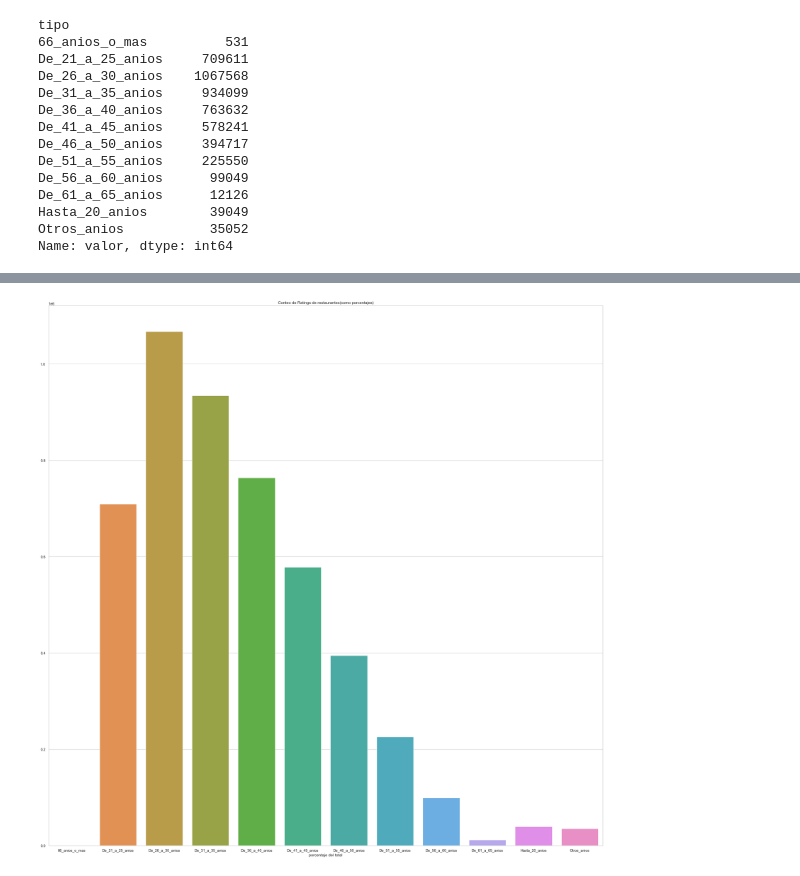
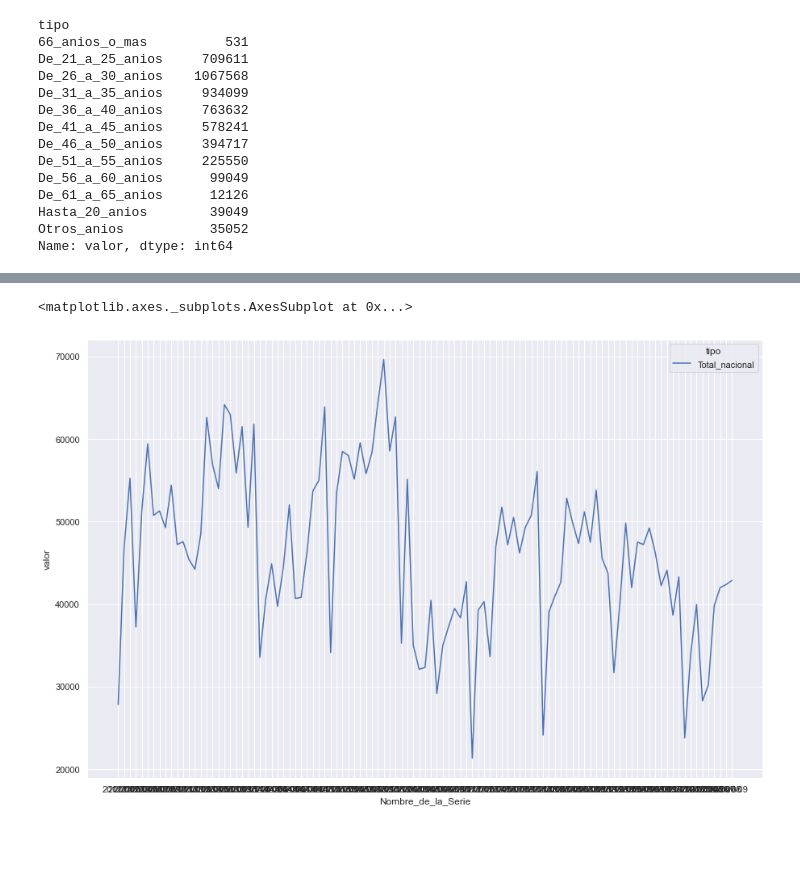
Before and after one commit to William2206/BEDU_Prototype_Data_Analysis, a Jupyter notebook: analisis_datos.ipynb, the cells around one changed output, grey strips where cells are left out. Cells and saved outputs as stored; diff of their text form; code cells hidden in the pictures; blank space fills up the shorter version.

```diff
--- a/analisis_datos.ipynb
+++ b/analisis_datos.ipynb
@@ -159,6 +135,15 @@ counts.plot(kind='bar');
-# %%
-ax = sns.barplot(x=counts_index, y=value_counts)
-ax.set_title('Conteo de Ratings de restaurantes(como porcentajes)')
-ax.set(xlabel='porcentaje del total');
-# %% [output]
-[figure, removed]
+# %%
+
+import seaborn as sns
+sns.set_theme(style="darkgrid")
+
+df_tendencia = df[df["categoria"] == "Total_nacional"]
+df_tendencia
+
+# Grafica para los diferentes tipos de credito
+sns.lineplot(x="Nombre_de_la_Serie", y="valor",
+             hue="tipo",
+             data=df_tendencia)
+# %% [output]
+<matplotlib.axes._subplots.AxesSubplot at 0x...>
+[figure, added]
```
Also changed, not shown: parts of 24 cells of this notebook.
